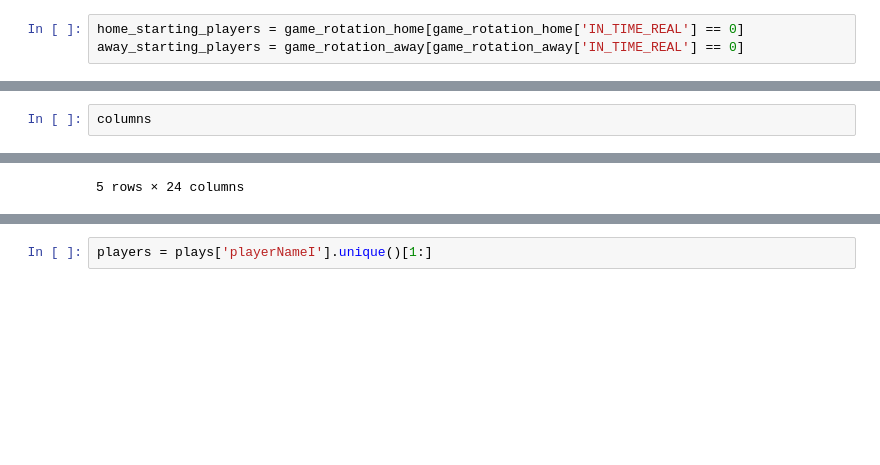
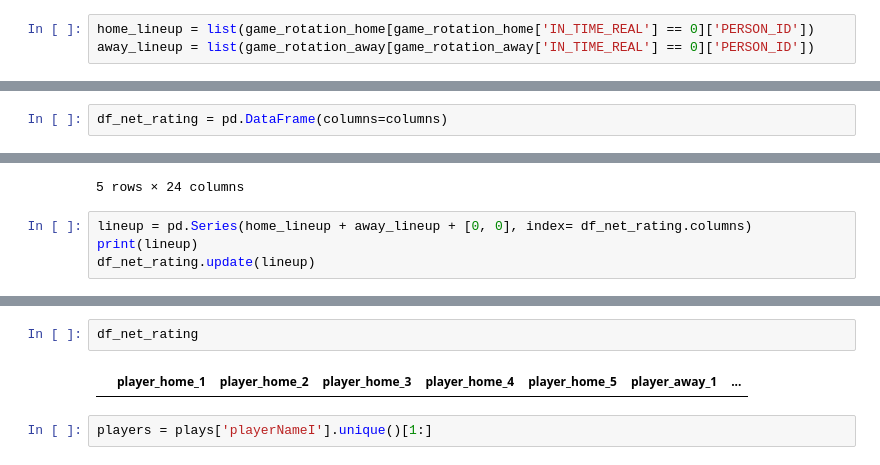
Before and after one commit to dominik-sv/NBA-Adjusted-Plus-Minus, a Jupyter notebook: same_lineup_data.ipynb, the cells around one changed output, grey strips where cells are left out. Cells and saved outputs as stored; diff of their text form; blank space fills up the shorter version.

```diff
--- a/same_lineup_data.ipynb
+++ b/same_lineup_data.ipynb
@@ -72,5 +72,5 @@ from nba_api.stats.endpoints import GameRotation
 game_rotation = GameRotation(game_id= game_ids[0]).get_data_frames()
 game_rotation_home, game_rotation_away = game_rotation[0], game_rotation[1]
 # %%
-home_starting_players = game_rotation_home[game_rotation_home['IN_TIME_REAL'] == 0]
-away_starting_players = game_rotation_away[game_rotation_away['IN_TIME_REAL'] == 0]
+home_lineup = list(game_rotation_home[game_rotation_home['IN_TIME_REAL'] == 0]['PERSON_ID'])
+away_lineup = list(game_rotation_away[game_rotation_away['IN_TIME_REAL'] == 0]['PERSON_ID'])
@@ -77,4 +81,4 @@ away_starting_players = game_rotation_away[game_rotation_away['IN_TIME_REAL'] ==
 # %%
 columns = [f"player_{team}_{n}" for team in ['home', 'away'] for n in range(1, 6)] + ["net_rating", "time"]
 # %%
-columns
+df_net_rating = pd.DataFrame(columns=columns)
@@ -125,3 +116,7 @@ substitutions.head()
 | 61 | 0022400061 | 82 | PT05M04.00S | 1 | 1610612752 | NYK | 1628384 | Anunoby | O. Anunoby | ... |
 | 64 | 0022400061 | 86 | PT04M51.00S | 1 | 1610612738 | BOS | 201143 | Horford | A. Horford | ... |
 5 rows × 24 columns
+# %%
+lineup = pd.Series(home_lineup + away_lineup + [0, 0], index= df_net_rating.columns)
+print(lineup)
+df_net_rating.update(lineup)
@@ -128,3 +137,7 @@ substitutions.head()
+# %%
+df_net_rating
+# %% [output]
+|  | player_home_1 | player_home_2 | player_home_3 | player_home_4 | player_home_5 | player_away_1 | ... |
 # %%
 players = plays['playerNameI'].unique()[1:]
 # %%
```
Also changed, not shown: parts of 4 cells of this notebook, 1 other file.
